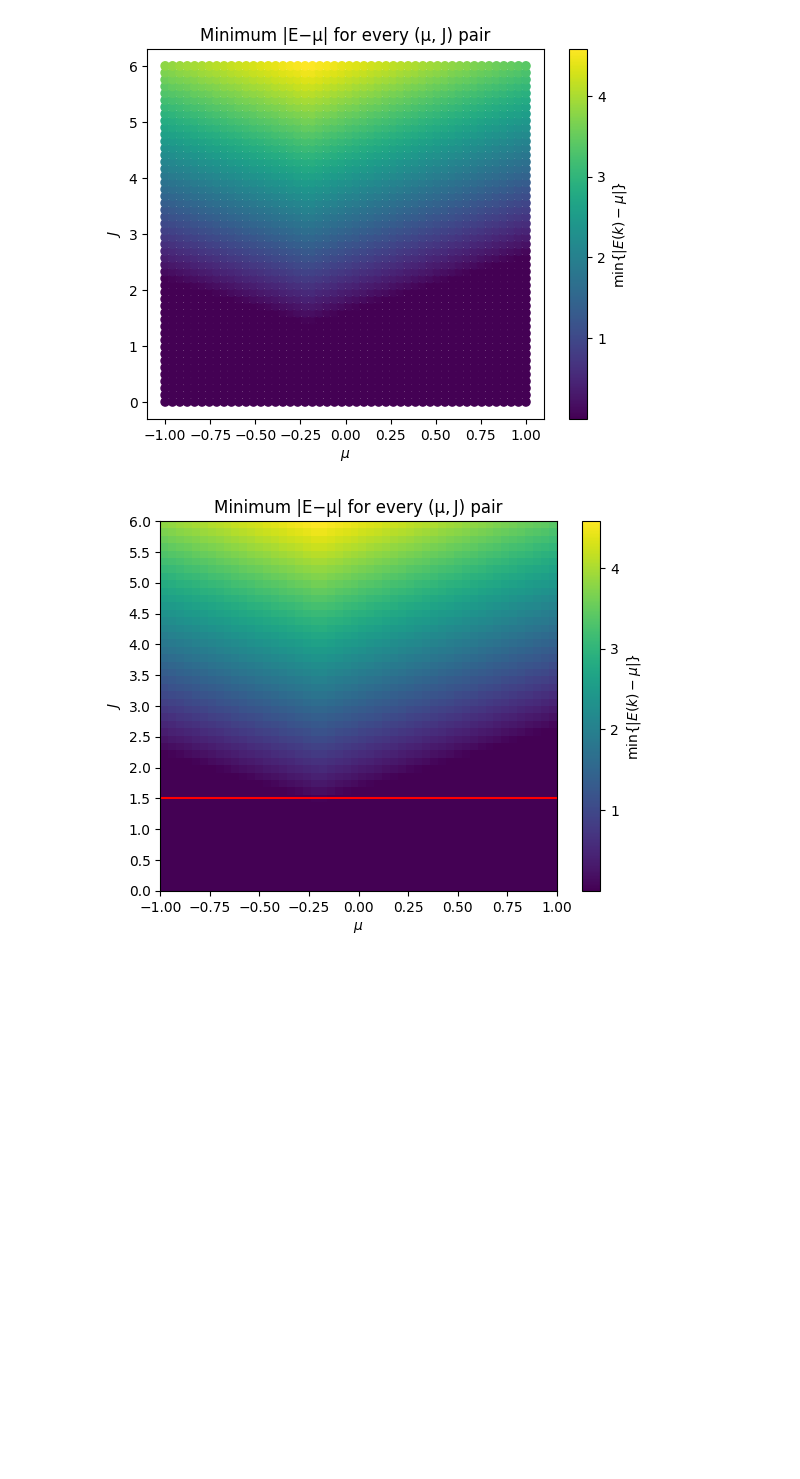
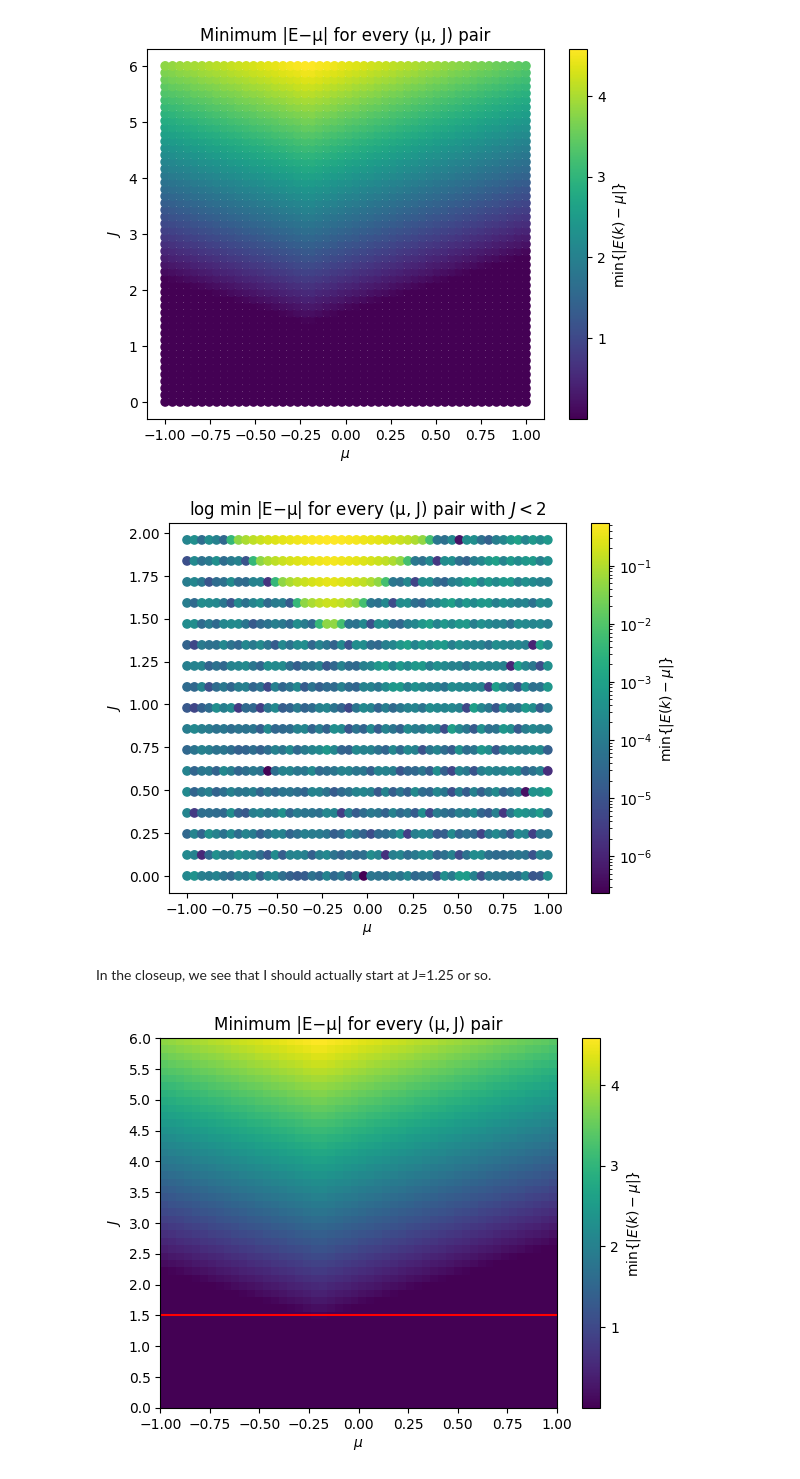
Before and after one commit to RuneEkman/Longruncode, a Jupyter notebook: largeJlimit.ipynb, the cells around one changed output. Cells and saved outputs as stored; diff of their text form; code cells hidden in the pictures; blank space fills up the shorter version.

```diff
--- a/largeJlimit.ipynb
+++ b/largeJlimit.ipynb
@@ -574,6 +576,37 @@ ax.set_title('Minimum |E−μ| for every (μ, J) pair')
 plt.show()
 # %% [output]
 [figure]
+# %%
+# 2. build the coordinate vectors that match the row‑major layout of E_arr
+x = np.repeat(mutest, jtest.size)   # μ coordinate of every grid point
+y = np.tile(jtest,  mutest.size)    # J coordinate of every grid point
+z = E_arr.ravel()
+
+mask = y < 2
+x_filtered = x[mask]
+y_filtered = y[mask]
+z_filtered = z[mask]
+
+# 3. scatter‑plot with colour bar
+fig, ax = plt.subplots()
+# sc = ax.scatter(x_filtered, y_filtered, c=z_filtered)
+# sc = ax.scatter(x_filtered, y_filtered, c=z_filtered, vmin=0, vmax=0.1)
+import matplotlib.colors as mcolors
+
+norm = mcolors.LogNorm(vmin=z_filtered.min(), vmax=z_filtered.max())
+sc = ax.scatter(x_filtered, y_filtered, c=z_filtered, norm=norm)
+fig.colorbar(sc, ax=ax).set_label(r'$\min\{|E(k)-\mu|\}$')
+
+# plt.ylim(1,1.75)
+
+ax.set_xlabel(r'$\mu$')
+ax.set_ylabel(r'$J$')
+ax.set_title('log min |E−μ| for every (μ, J) pair with $J < 2$')
+plt.show()
+# %% [output]
+[figure, added]
+# %% [markdown]
+In the closeup, we see that I should actually start at J=1.25 or so.
 # %%
 plt.imshow(E_arr.T, aspect='auto',
            extent=[mutest.min(), mutest.max(),   # x‑range  (μ)
```
Also changed, not shown: parts of 19 cells of this notebook, 5 other files.
